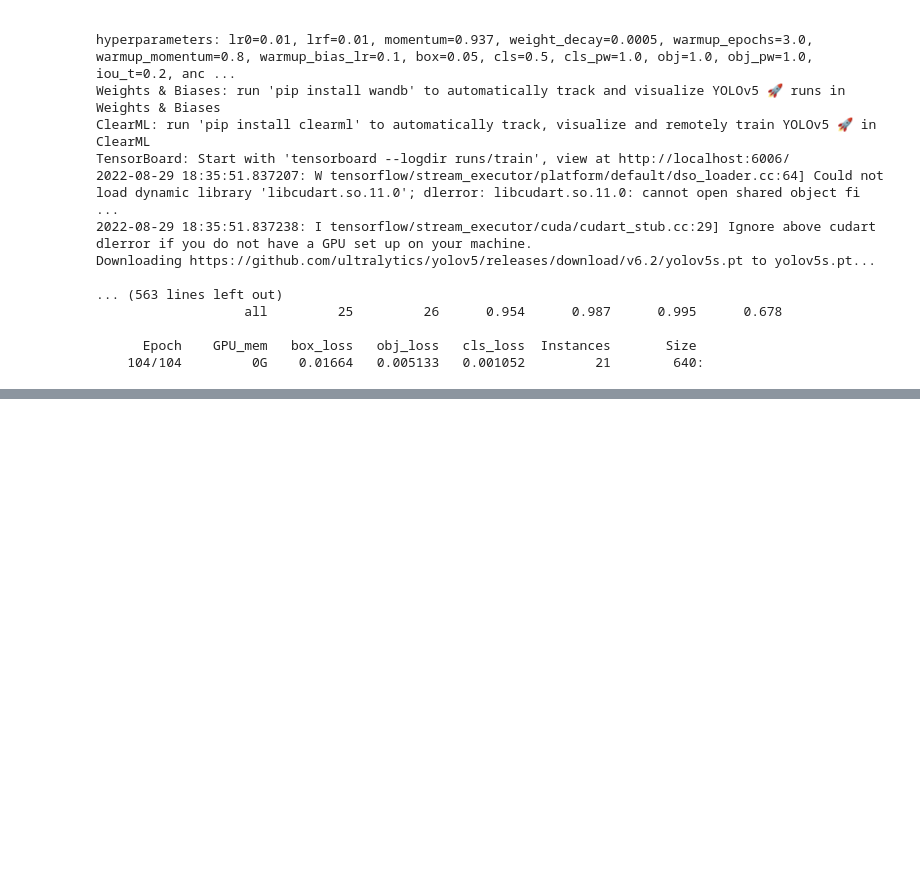
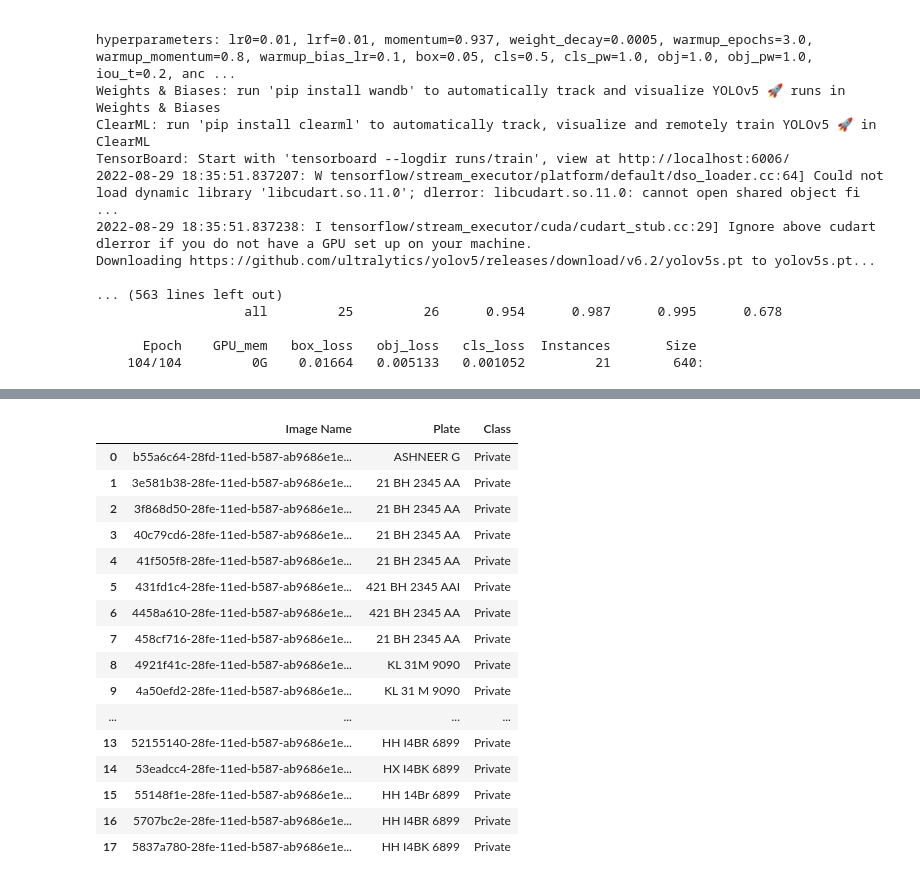
Before and after one commit to riyazunt/NumberPlate_Detection, a Jupyter notebook: NumberPlate_1st_Project.ipynb, the cells around one changed output, grey strips where cells are left out. Drawn from its saved outputs; the diff is of its cells as text; code cells hidden in the pictures; blank space fills up the shorter version.

```diff
--- a/NumberPlate_1st_Project.ipynb
+++ b/NumberPlate_1st_Project.ipynb
@@ -56,0 +489,20 @@ python detect.py --source 0  # webcam
+# %%
+pd.read_csv('detection_results.csv')
+# %% [output]
+|  | Image Name | Plate | Class |
+| 0 | b55a6c64-28fd-11ed-b587-ab9686e1e... | ASHNEER G | Private |
+| 1 | 3e581b38-28fe-11ed-b587-ab9686e1e... | 21 BH 2345 AA | Private |
+| 2 | 3f868d50-28fe-11ed-b587-ab9686e1e... | 21 BH 2345 AA | Private |
+| 3 | 40c79cd6-28fe-11ed-b587-ab9686e1e... | 21 BH 2345 AA | Private |
+| 4 | 41f505f8-28fe-11ed-b587-ab9686e1e... | 21 BH 2345 AA | Private |
+| 5 | 431fd1c4-28fe-11ed-b587-ab9686e1e... | 421 BH 2345 AAI | Private |
+| 6 | 4458a610-28fe-11ed-b587-ab9686e1e... | 421 BH 2345 AA | Private |
+| 7 | 458cf716-28fe-11ed-b587-ab9686e1e... | 21 BH 2345 AA | Private |
+| 8 | 4921f41c-28fe-11ed-b587-ab9686e1e... | KL 31M 9090 | Private |
+| 9 | 4a50efd2-28fe-11ed-b587-ab9686e1e... | KL 31 M 9090 | Private |
+| ... | ... | ... | ... |
+| 13 | 52155140-28fe-11ed-b587-ab9686e1e... | HH I4BR 6899 | Private |
+| 14 | 53eadcc4-28fe-11ed-b587-ab9686e1e... | HX I4BK 6899 | Private |
+| 15 | 55148f1e-28fe-11ed-b587-ab9686e1e... | HH 14Br 6899 | Private |
+| 16 | 5707bc2e-28fe-11ed-b587-ab9686e1e... | HH I4BR 6899 | Private |
+| 17 | 5837a780-28fe-11ed-b587-ab9686e1e... | HH I4BK 6899 | Private |
```
Also changed, not shown: parts of 24 cells of this notebook, 5 other files.
